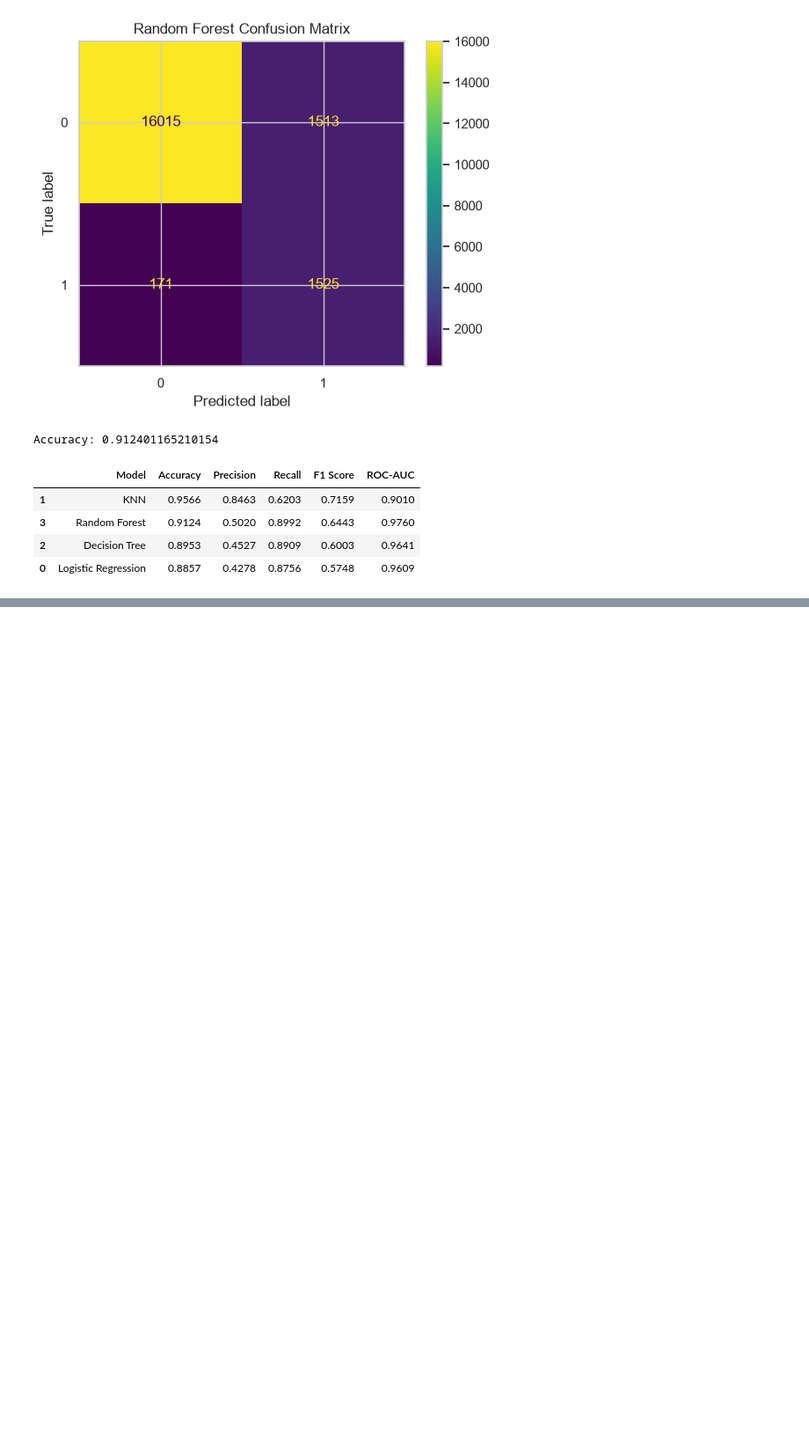
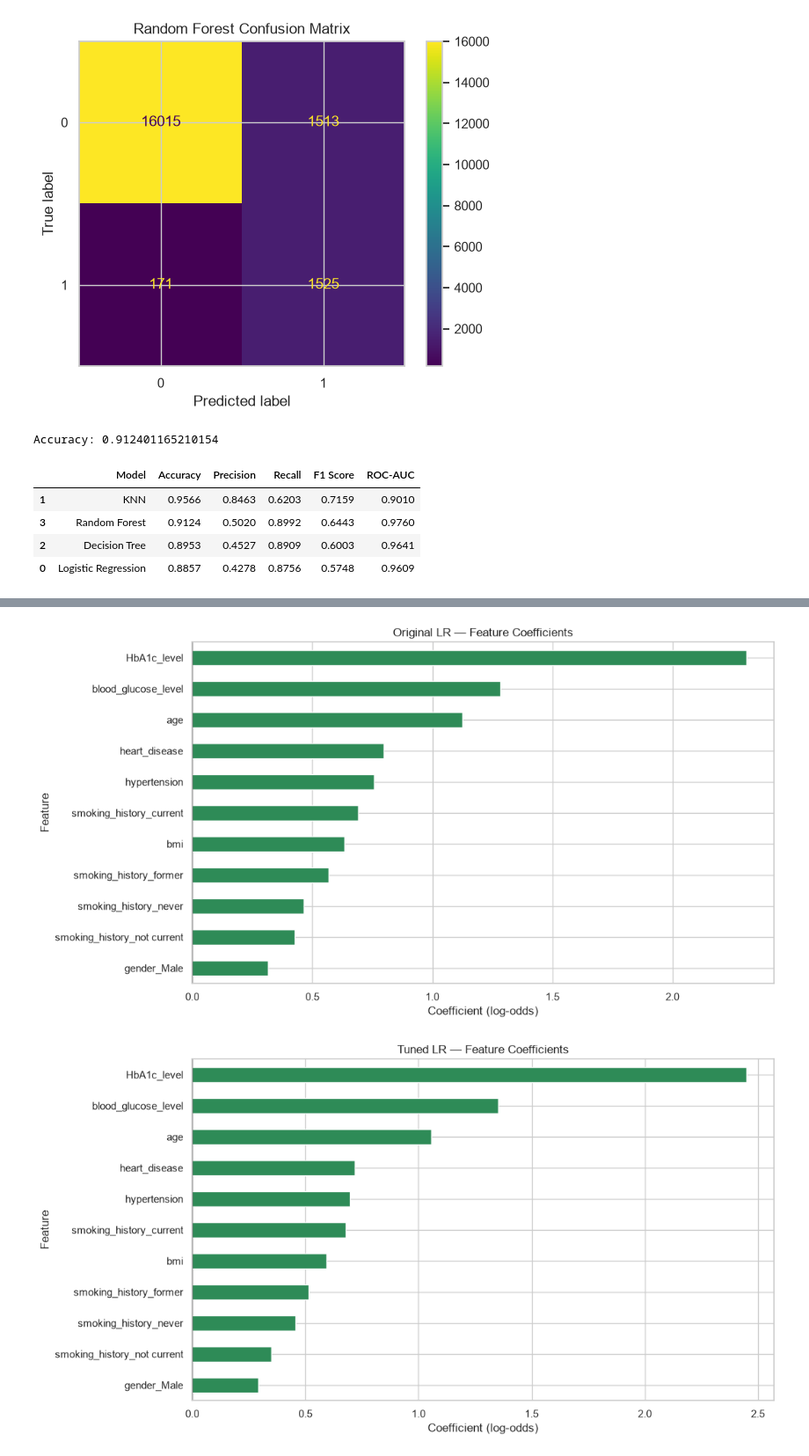
Before and after one commit to YashedBin/ML_DIABETES_RISK_PREDICTOR, a Jupyter notebook: notebook.ipynb, the cells around one changed output, grey strips where cells are left out. Shown at 88% size. Cells and saved outputs as stored; diff of their text form; code cells hidden in the pictures; blank space fills up the shorter version.

```diff
--- a/notebook.ipynb
+++ b/notebook.ipynb
@@ -560,0 +638,30 @@ display(results_df.round(4))
+# %%
+def visualize_lr(model, X, title="Logistic Regression"):
+    """
+    Visualize trained Logistic Regression coefficients.
+    Works with original and tuned LR models.
+    """
+    coefficients = pd.Series(
+        model.coef_[0],
+        index=X.columns
+    ).sort_values()
+
+    plt.figure(figsize=(11, 6))
+
+    colors = [
+        "tomato" if value < 0 else "seagreen"
+        for value in coefficients
+    ]
+
+    coefficients.plot(
+        kind="barh",
+        color=colors
+    )
+
+    plt.axvline(0, color="black", linewidth=1)
+    plt.title(f"{title} — Feature Coefficients")
+    plt.xlabel("Coefficient (log-odds)")
+    plt.ylabel("Feature")
+
+    plt.tight_layout()
+    plt.show()
@@ -560,0 +1110,7 @@ display(results_df.round(4))
+# %%
+# Logistic Regression
+visualize_lr(lr_model, X_train, "Original LR")
+visualize_lr(tuned_models["Logistic Regression"], X_train, "Tuned LR")
+# %% [output]
+[figure, added]
+[figure, added]
```
Also changed, not shown: parts of 15 cells of this notebook.
